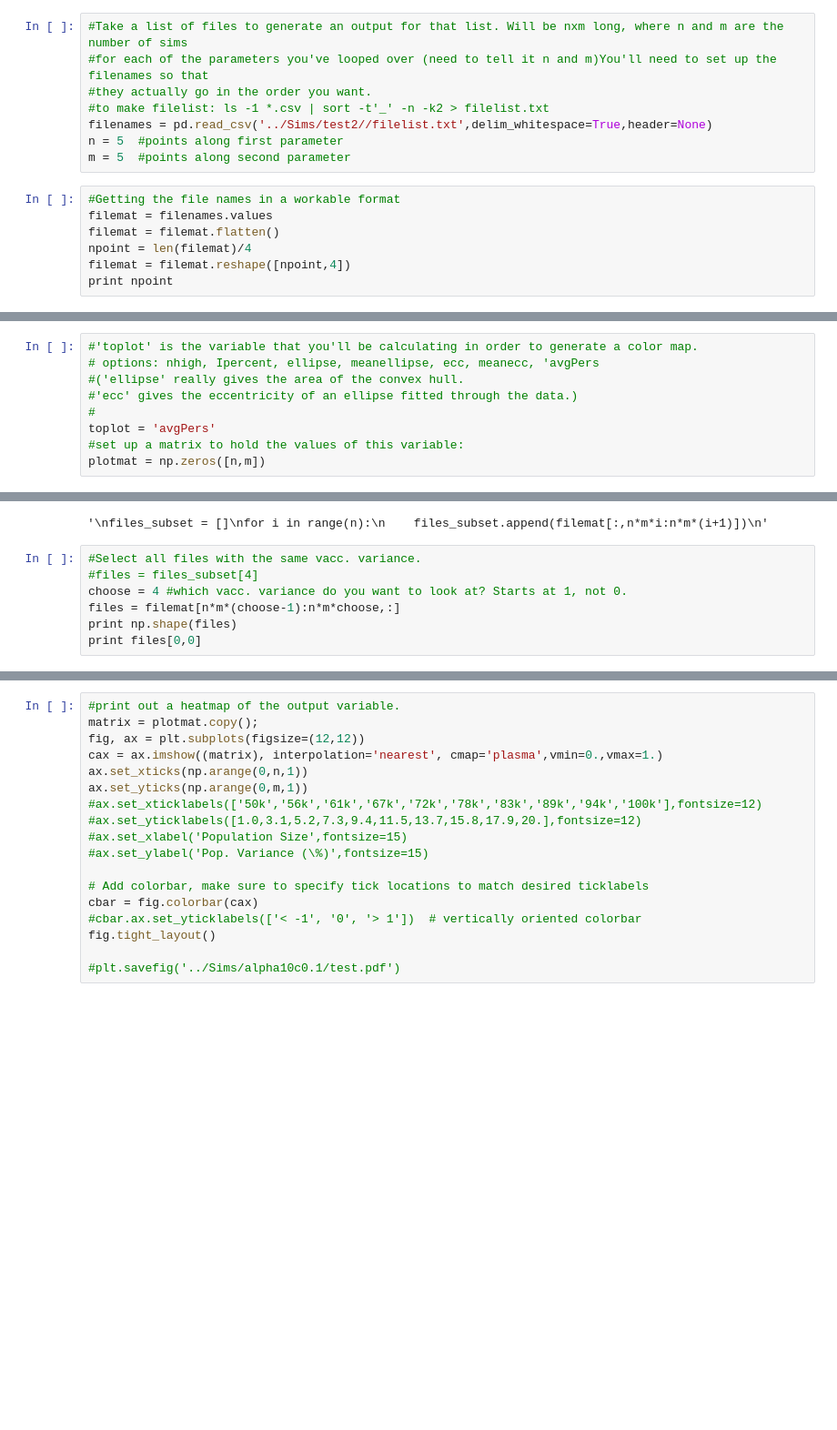
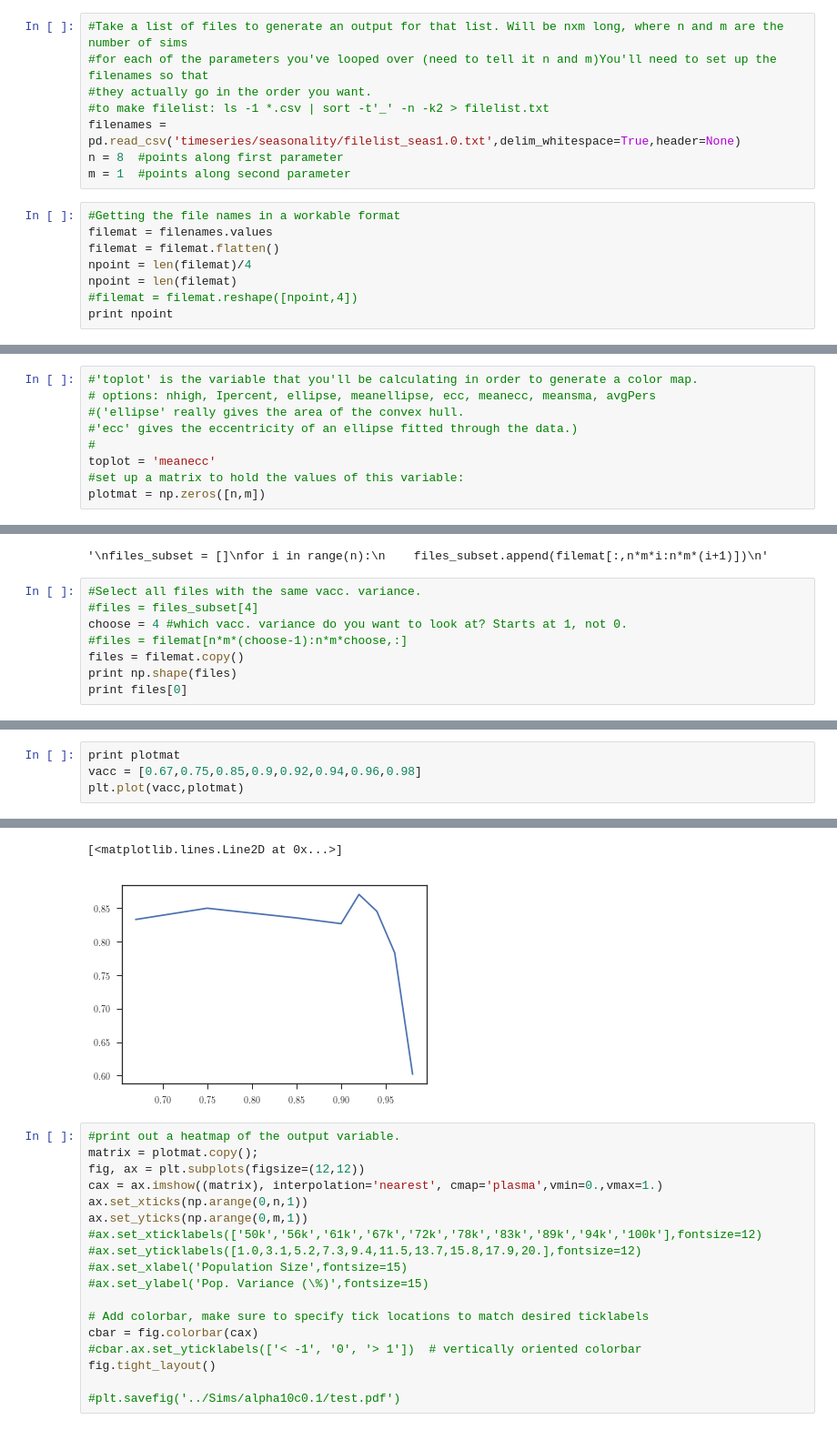
Before and after one commit to lmaesampson/MetaPop, a Jupyter notebook: Code/PostProcLoop.ipynb, the cells around one changed output, grey strips where cells are left out. Shown: that part at 91% size. Cells and saved outputs as stored; diff of their text form; blank space fills up the shorter version.

```diff
--- a/Code/PostProcLoop.ipynb
+++ b/Code/PostProcLoop.ipynb
@@ -187,14 +187,15 @@ def etinystep(x):
 #for each of the parameters you've looped over (need to tell it n and m)You'll need to set up the filenames so that
 #they actually go in the order you want.
 #to make filelist: ls -1 *.csv | sort -t'_' -n -k2 > filelist.txt
-filenames = pd.read_csv('../Sims/test2//filelist.txt',delim_whitespace=True,header=None)
-n = 5  #points along first parameter
-m = 5  #points along second parameter
+filenames = pd.read_csv('timeseries/seasonality/filelist_seas1.0.txt',delim_whitespace=True,header=None)
+n = 8  #points along first parameter
+m = 1  #points along second parameter
 # %%
 #Getting the file names in a workable format
 filemat = filenames.values
 filemat = filemat.flatten()
 npoint = len(filemat)/4
-filemat = filemat.reshape([npoint,4])
+npoint = len(filemat)
+#filemat = filemat.reshape([npoint,4])
 print npoint
 # %% [output]
@@ -202,10 +203,10 @@ print npoint
 # %%
 #'toplot' is the variable that you'll be calculating in order to generate a color map.
-# options: nhigh, Ipercent, ellipse, meanellipse, ecc, meanecc, 'avgPers
+# options: nhigh, Ipercent, ellipse, meanellipse, ecc, meanecc, meansma, avgPers
 #('ellipse' really gives the area of the convex hull.
 #'ecc' gives the eccentricity of an ellipse fitted through the data.)
 #
-toplot = 'avgPers'
+toplot = 'meanecc'
 #set up a matrix to hold the values of this variable:
 plotmat = np.zeros([n,m])
 # %%
@@ -224,7 +225,8 @@ for i in range(n):
 #Select all files with the same vacc. variance.
 #files = files_subset[4]
 choose = 4 #which vacc. variance do you want to look at? Starts at 1, not 0.
-files = filemat[n*m*(choose-1):n*m*choose,:]
+#files = filemat[n*m*(choose-1):n*m*choose,:]
+files = filemat.copy()
 print np.shape(files)
-print files[0,0]
+print files[0]
 # %% [output]
@@ -578,0 +600,5 @@ cases_99_vaxvar0.5_popvar0.9_pop100000.0_0.csv
+# %%
+print plotmat
+vacc = [0.67,0.75,0.85,0.9,0.92,0.94,0.96,0.98]
+plt.plot(vacc,plotmat)
+# %% [output]
@@ -579,3 +613,5 @@ cases_99_vaxvar0.5_popvar0.9_pop100000.0_0.csv
+[<matplotlib.lines.Line2D at 0x...>]
+[figure, added]
 # %%
 #print out a heatmap of the output variable.
 matrix = plotmat.copy();
```
Also changed, not shown: parts of 5 cells of this notebook.
